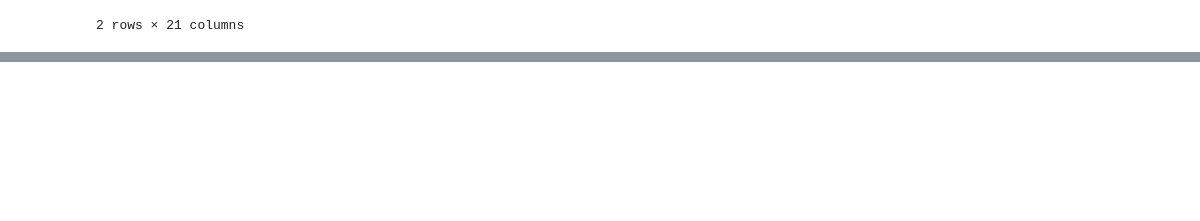
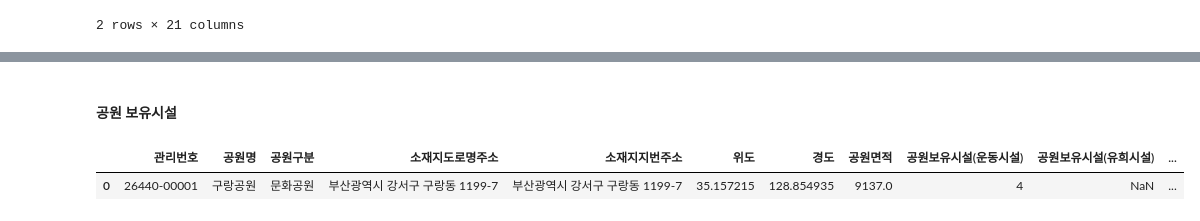
Before and after one commit to pmj3590/inflearn_opendata, a Jupyter notebook: park.ipynb, the cells around one changed output, grey strips where cells are left out. Drawn from its saved outputs; the diff is of its cells as text; code cells hidden in the pictures; blank space fills up the shorter version.

```diff
--- a/park.ipynb
+++ b/park.ipynb
@@ -351,0 +483,10 @@ df[(df["경도"] > 132) | (df["위도"] < 32)]
+# %% [markdown]
+#### 공원 보유시설
+# %%
+# 컬럼이 많아서 다 보이지 않기 때문에 options.display.max_columns 사용
+pd.options.display.max_columns=100
+# %%
+df.head(1)
+# %% [output]
+|  | 관리번호 | 공원명 | 공원구분 | 소재지도로명주소 | 소재지지번주소 | 위도 | 경도 | 공원면적 | 공원보유시설(운동시설) | 공원보유시설(유희시설) | ... |
+| 0 | 26440-00001 | 구랑공원 | 문화공원 | 부산광역시 강서구 구랑동 1199-7 | 부산광역시 강서구 구랑동 1199-7 | 35.157215 | 128.854935 | 9137.0 | 4 | NaN | ... |
```
Also changed, not shown: parts of 18 cells of this notebook.
